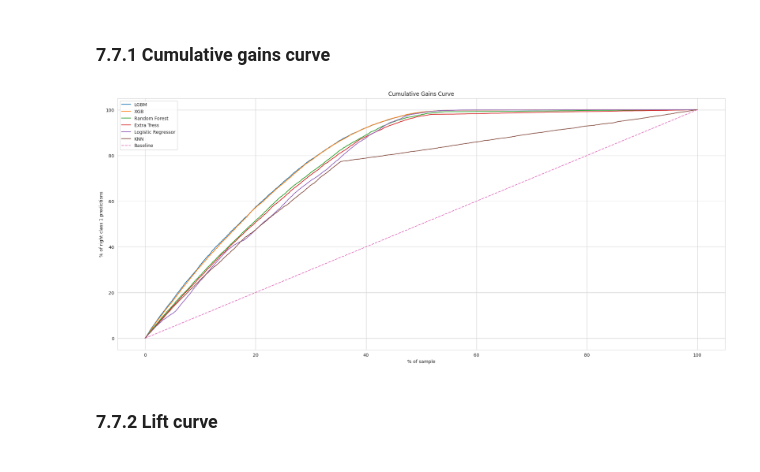
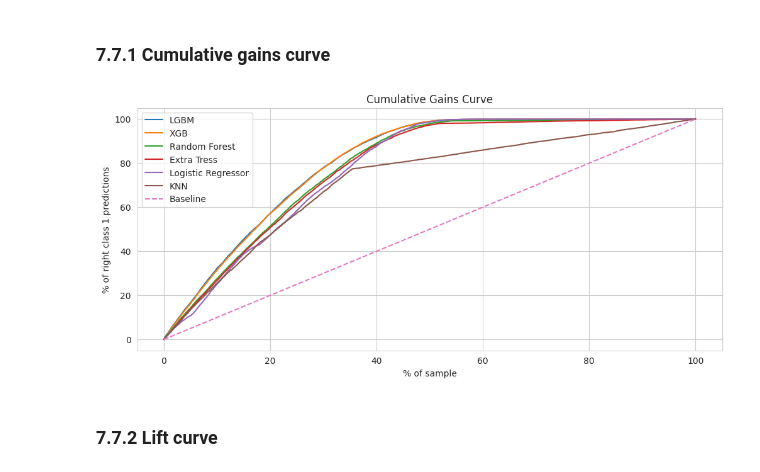
Before and after one commit to Eduardo-95-DS/Car-Insurance-Interest, a Jupyter notebook: notebooks/look_1.0-ear-health-insurance-cross-sell.ipynb, the cells around one changed output. Drawn from its saved outputs; the diff is of its cells as text; code cells hidden in the pictures.

```diff
--- a/notebooks/look_1.0-ear-health-insurance-cross-sell.ipynb
+++ b/notebooks/look_1.0-ear-health-insurance-cross-sell.ipynb
@@ -1643,7 +1643,7 @@ Recall at 50% 0.9985858109700664
 # %%
 sns.set_style("whitegrid")
 
-rcParams['figure.figsize'] = 24,10
+rcParams['figure.figsize'] = 12,5
 
 grid=gridspec.GridSpec(1,1)
 ax1 = plt.subplot(grid[0,0])
@@ -1778,34 +1778,34 @@ sns.lineplot( x='base_cum_perc', y='real_cum_perc', data=lr_results,ax=ax1,label
 knn_results = pd.DataFrame()
 knn_results['prediction'] = yhat_knn[:,1].tolist()
 knn_results['real'] = y_val.tolist()
 
 # ordering by prediction
 knn_results = knn_results.sort_values( 'prediction', ascending=False )
 
 # Percentage of intereset ( Propensity Score )
 knn_results['real_cum'] = knn_results['real'].cumsum()
 knn_results['real_cum_perc'] = 100*knn_results['real_cum']/knn_results['real'].sum()
 
 # Percentage of Base ( Clients )
 knn_results['base'] = range( 1, len( knn_results ) + 1  )
 knn_results['base_cum_perc'] = 100*knn_results['base']/len( knn_results )
 
 # Baseline model
 knn_results['baseline'] = knn_results['base_cum_perc']
 
 # Lift Calculation
 knn_results['lift'] = knn_results['real_cum_perc'] / knn_results['base_cum_perc']
 
 sns.lineplot( x='base_cum_perc', y='real_cum_perc', data=knn_results,ax=ax1,label='KNN')
 
 sns.lineplot( x='base_cum_perc', y='baseline', data=lr_results,ax=ax1,label='Baseline',linestyle='--')
 
 
 ax1.set_title('Cumulative Gains Curve')
 ax1.set_xlabel('% of sample');
 ax1.set_ylabel('% of right class 1 predictions');
 # %% [output]
-[figure, old version]
+[figure, new version]
 # %% [markdown]
 ###  7.7.2 Lift curve
 # %%
```
Also changed, not shown: parts of 15 cells of this notebook.
